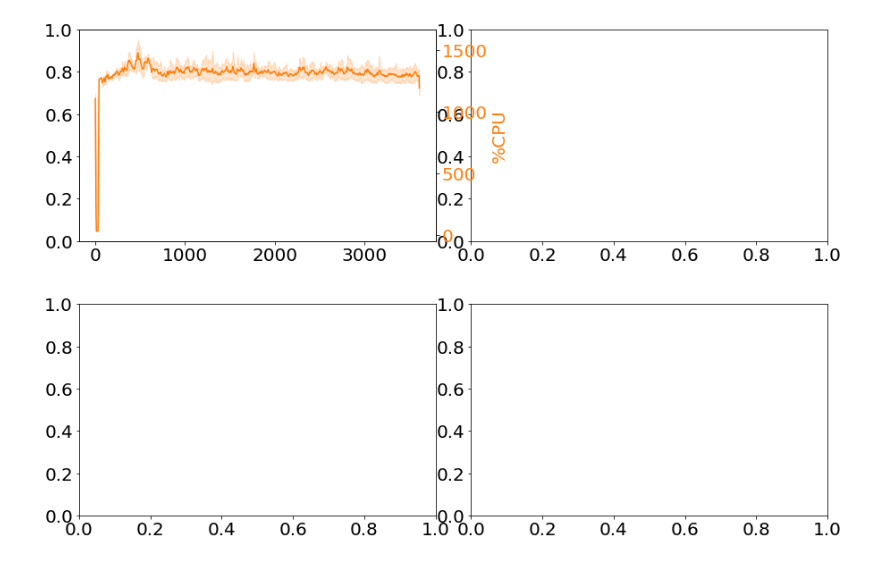
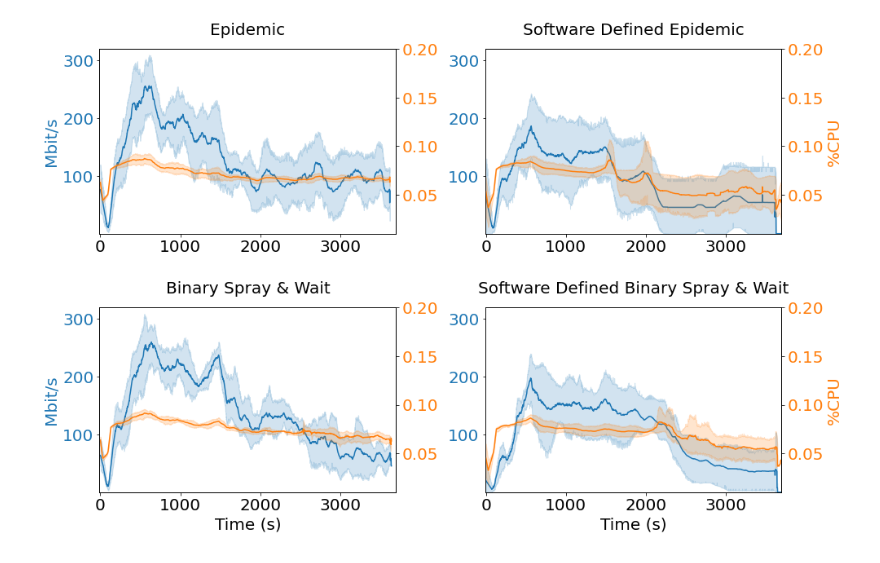
Before and after one commit to umr-ds/progdtn-evaluation, a Jupyter notebook: evaluation/paper/chain_cpu-network.ipynb, the cells around one changed output. Saved outputs shown, nothing was run; the diff lists cells and outputs as text; code cells hidden in the pictures.

```diff
--- a/evaluation/paper/chain_cpu-network.ipynb
+++ b/evaluation/paper/chain_cpu-network.ipynb
@@ -18,4 +19,4 @@ from data_handlers.procmem import parse_pidstat
 # %%
-experiment_path = pathlib.Path(f"/home/jovyan/work/binary_files/{EXPERIMENT_ID}")
+experiment_path = pathlib.Path(f"/home/jovyan/work/binary_files")
 # %%
 network_df = parse_bwms(experiment_path)
@@ -49,2 +35,9 @@ clean_procmem = clean_procmem[['%CPU', 'RSS']]
 # %%
-merged = clean_network.merge(clean_procmem, left_index=True, right_index=True)
+merged = procmem_df.merge(network_df, left_index=True, right_index=True).reset_index()
+# %%
+cleared = merged[(merged['routing'] != "context_complex") & (merged['routing'] != "dtlsr") & (merged['routing'] != "prophet")]
+cleared['%CPU'] = (cleared['%CPU'] - cleared['%CPU'].min()) / (cleared['%CPU'].max() - cleared['%CPU'].min())
+cleared.loc[cleared['routing'] == 'epidemic', 'routing'] = 'a'
+cleared.loc[cleared['routing'] == 'context_epidemic', 'routing'] = 'b'
+cleared.loc[cleared['routing'] == 'binary_spray', 'routing'] = 'c'
+cleared.loc[cleared['routing'] == 'context_spray', 'routing'] = 'd'
@@ -51,40 +68,66 @@ merged = clean_network.merge(clean_procmem, left_index=True, right_index=True)
 # %%
 fig, axs = plt.subplots(nrows=2, ncols=2)
-plt.subplots_adjust(wspace=.1, hspace=.3)
+plt.subplots_adjust(wspace=.3, hspace=.4)
 
 fig.set_size_inches(15,10)
 
 color_mbit = 'C0'
 color_cpu = 'C1'
 
-for ax, (name, routing_df) in zip(list(axs[0]) + list(axs[1]), clean_procmem.groupby(['routing'])):
-    #ax.tick_params(axis='y', labelcolor=color_mbit)
-    #ax.set_xlim(-10, 210)
-    #ax.set_ylim(0.01, 101)
-    #ax.set_title(name)
+for ax, (name, routing_df) in zip(list(axs[0]) + list(axs[1]), cleared.groupby(['routing'])):
+    print(f"Starting {name}")
+    ax.tick_params(axis='y', labelcolor=color_mbit)
+    ax.set_xlim(-10, 3700)
+    ax.set_ylim(0.01, 320)
+
+    if name == "c":
+        name = "Binary Spray & Wait"
+    if name == "b":
+        name = "Software Defined Epidemic"
+    if name == "d":
+        name = "Software Defined Binary Spray & Wait"
+    if name == "a":
+        name = "Epidemic"
+    ax.set_title(name, fontsize=20)
 
     ax2 = ax.twinx()
     ax2.tick_params(axis='y', labelcolor=color_cpu)
-    #ax2.set_ylim(0.01, 200)
+    ax2.set_ylim(.01, .2)
 
     routing_df = routing_df.reset_index()
 
-    #sns.lineplot(
-    #    x=routing_df['dt'],
-    #    y=routing_df['Mbit/s'].rolling(1000).mean(),
-    #    ax=ax,
-    #    color=color_mbit
-    #)
+    #routing_df = routing_df.sample(1000)
 
+    print(f"Plotting bandwidth for {name}")
     sns.lineplot(
         x=routing_df['dt'],
-        y=routing_df['%CPU'].rolling(10).mean(),
+        y=routing_df['Mbit/s'].rolling(100).mean(),
+        ax=ax,
+        color=color_mbit
+    )
+
+    print(f"Plotting CPU for {name}")
+    sns.lineplot(
+        x=routing_df['dt'],
+        y=routing_df['%CPU'].rolling(100).mean(),
         ax=ax2,
         color=color_cpu
     )
 
-    #ax.set_ylabel('Mbit/s', color=color_mbit)
-    ax2.set_ylabel('%CPU', color=color_cpu)
+    if ax.figbox.x0 == 0.125: #Just some magic number. You can find it with print(ax.figbox)
+        ax.set_ylabel('Mbit/s', color=color_mbit)
+        ax2.set_ylabel('')
+    if ax.figbox.x0 == 0.5630434782608696: #Just some magic number. You can find it with print(ax.figbox)
+        ax.set_ylabel('', color=color_mbit)
+        ax2.set_ylabel('%CPU', color=color_cpu)
+
+    if ax.figbox.y0 == 0.125: #Just some magic number. You can find it with print(ax.figbox)
+        ax.set_xlabel('Time (s)')
+    if ax.figbox.y0 == 0.5654166666666667: #Just some magic number. You can find it with print(ax.figbox)
+        ax.set_xlabel('')
+
+    ttl = ax.title
+    ttl.set_position([.5, 1.05])
 
 plt.savefig('cpu_network.pdf')
 #plt.show()
@@ -92 +147 @@ plt.savefig('cpu_network.pdf')
-[figure, old version]
+[figure, new version]
```
Also changed, not shown: parts of 10 cells of this notebook, 4 other files.
